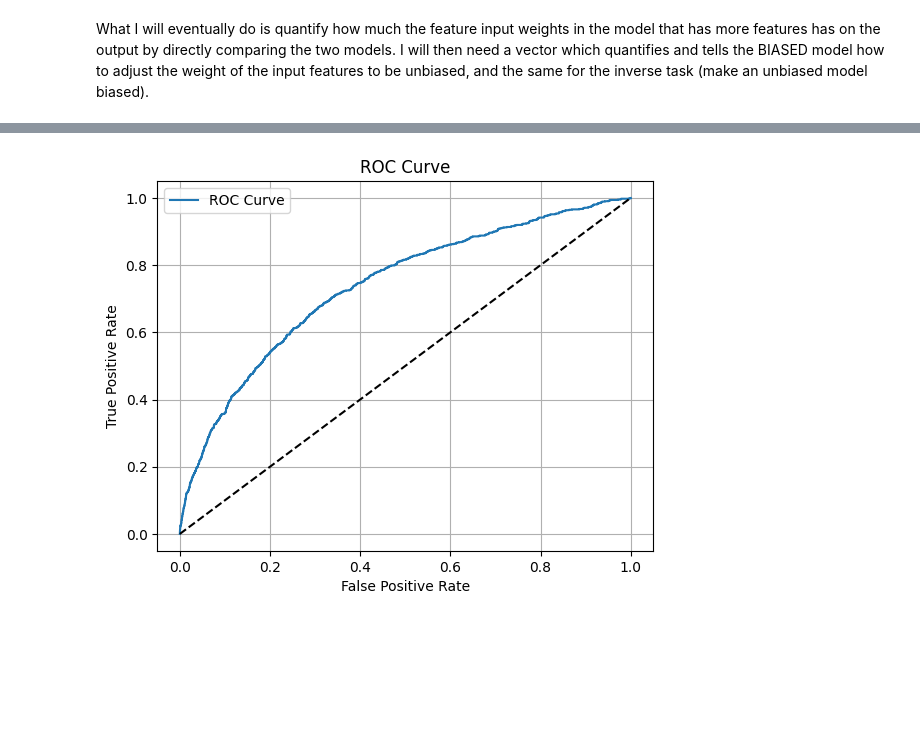
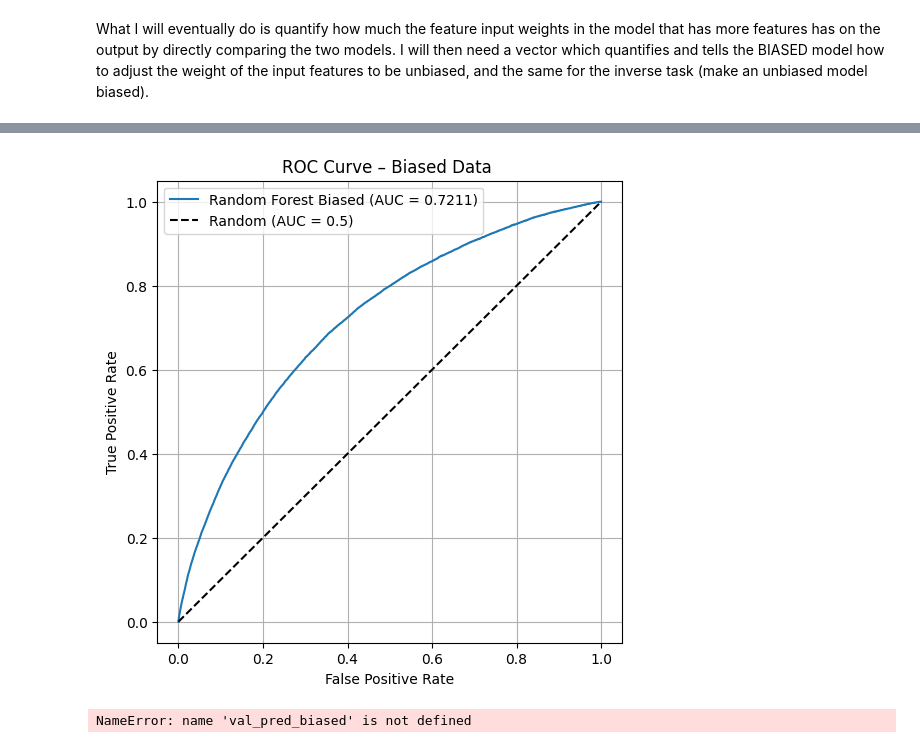
Before and after one commit to qayyumayaan/credit-risk-prediction-bias, a Jupyter notebook: vatsalam/LR.ipynb, the cells around one changed output, grey strips where cells are left out. Saved outputs shown, nothing was run; the diff lists cells and outputs as text; code cells hidden in the pictures; blank space fills up the shorter version.

```diff
--- a/vatsalam/LR.ipynb
+++ b/vatsalam/LR.ipynb
@@ -5,8 +5,8 @@ from sklearn.preprocessing import OneHotEncoder, OrdinalEncoder, LabelEncoder
 from sklearn.compose import ColumnTransformer
 # %%
 # 1. Load train & test
-train = pd.read_csv('../data/application_train.csv')
-test  = pd.read_csv('../data/application_test.csv')
+train = pd.read_csv('data/application_train.csv')
+test  = pd.read_csv('data/application_test.csv')
 
 print(train.columns.tolist())
 print(test.columns.tolist())
@@ -520,29 +604,50 @@ Confusion Matrix (Raw Values):
 # %%
-from pyspark.ml.functions import vector_to_array
-from pyspark.sql.functions import col
-from sklearn.metrics import roc_curve
+from sklearn.metrics import roc_curve, auc
 import matplotlib.pyplot as plt
 
-# ---- Extract true labels + probabilities ----
-pdf = val_pred_biased.select(
-    col("TARGET").alias("y"),
-    vector_to_array("probability")[1].alias("p")   # P(y=1)
-).toPandas()
+fpr, tpr, _ = roc_curve(y_biased, rf_biased_pred_proba)
+roc_auc = auc(fpr, tpr)
 
-# ---- Compute ROC curve ----
-fpr, tpr, _ = roc_curve(pdf["y"], pdf["p"])
+plt.figure(figsize=(6, 6))
+plt.plot(fpr, tpr, label=f"Random Forest Biased (AUC = {roc_auc:.4f})")
+plt.plot([0, 1], [0, 1], "k--", label="Random (AUC = 0.5)")
 
-# ---- Plot ----
-plt.plot(fpr, tpr, label="ROC Curve")
-plt.plot([0, 1], [0, 1], "k--")
 plt.xlabel("False Positive Rate")
 plt.ylabel("True Positive Rate")
-plt.title("ROC Curve")
+plt.title("ROC Curve – Biased Data ")
 plt.legend()
 plt.grid(True)
 plt.show()
 # %% [output]
-[figure, old version]
+[figure, new version]
+# %%
+from pyspark.ml.functions import vector_to_array
+from pyspark.sql.functions import col
+from sklearn.metrics import roc_curve, auc
+import matplotlib.pyplot as plt
+
+# ---- Extract true labels + probabilities from Spark predictions ----
+pdf = val_pred_biased.select(
+    col(label_col).alias("y"),
+    vector_to_array("probability")[1].alias("p")   # P(y=1)
+).toPandas()
+
+# ---- ROC + AUC ----
+fpr, tpr, _ = roc_curve(pdf["y"], pdf["p"])
+roc_auc = auc(fpr, tpr)
+
+# ---- Plot ----
+plt.figure(figsize=(6, 6))
+plt.plot(fpr, tpr, label=f"Biased Spark RF (AUC = {roc_auc:.4f})")
+plt.plot([0, 1], [0, 1], "k--", label="Random (AUC = 0.5)")
+plt.xlabel("False Positive Rate")
+plt.ylabel("True Positive Rate")
+plt.title("ROC Curve – Biased Data (Spark Random Forest)")
+plt.legend(loc="lower right")
+plt.grid(True)
+plt.show()
+# %% [output]
+NameError: name 'val_pred_biased' is not defined
 # %%
 # ==== Spark ML Random Forest on UNBIASED encoded data ====
 
```
Also changed, not shown: parts of 11 cells of this notebook.
